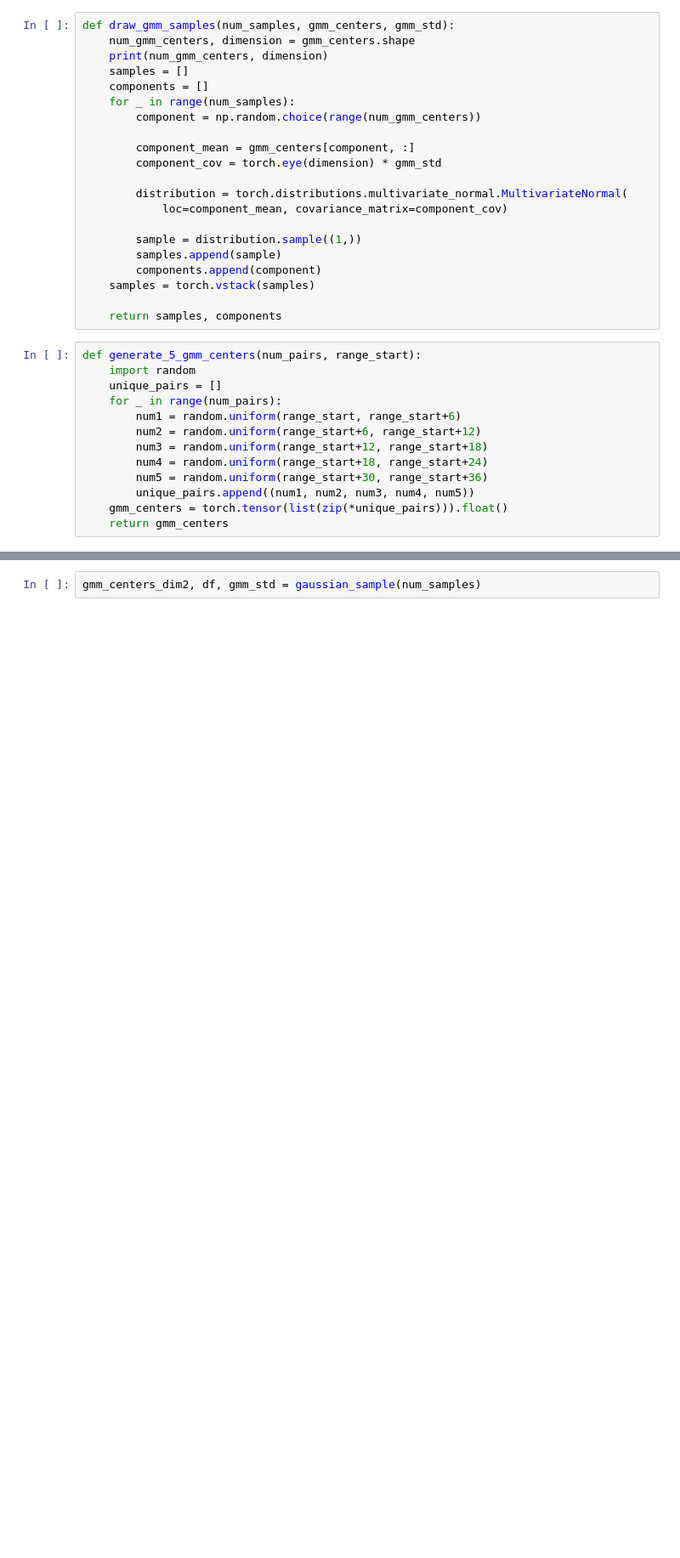
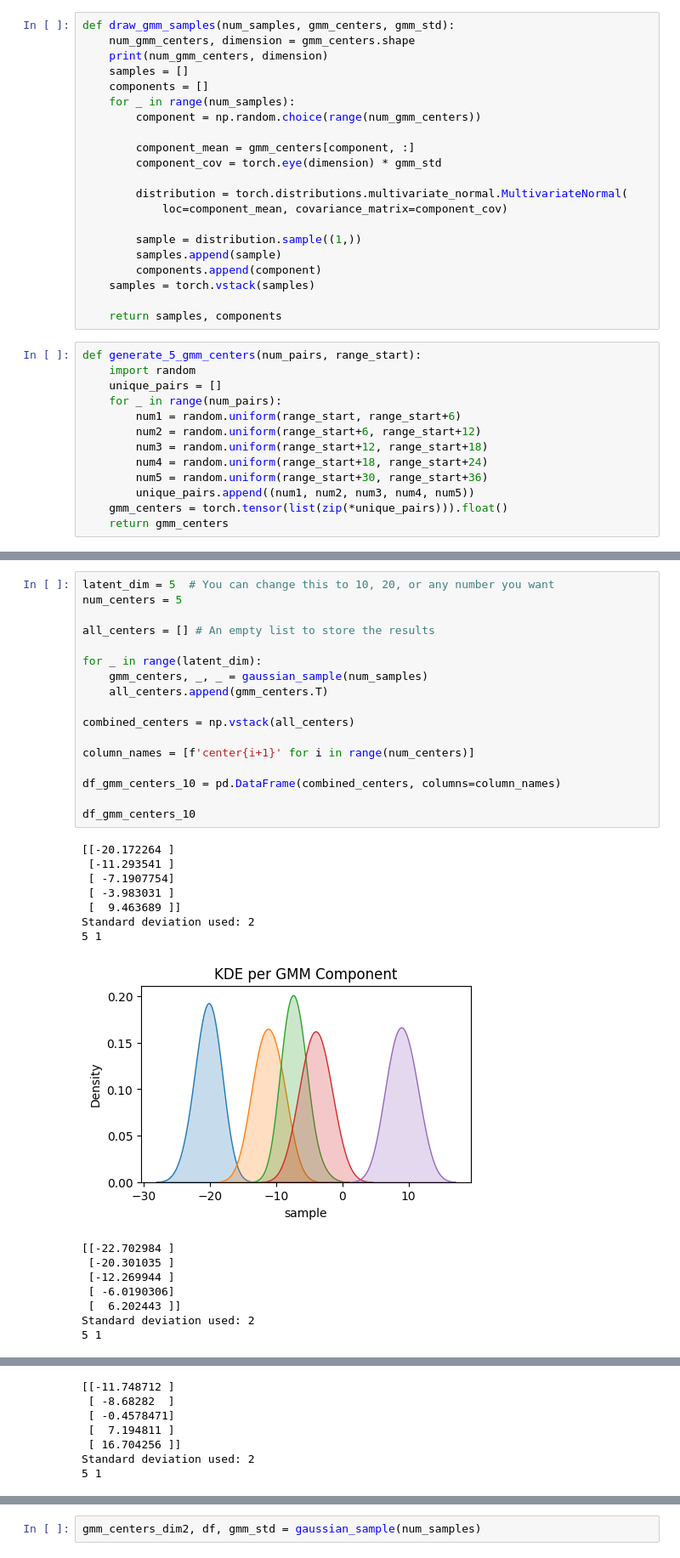
Before and after one commit to draeloslab/mm-vae, a Jupyter notebook: generate_gmm_priors.ipynb, the cells around one changed output, grey strips where cells are left out. Shown at 85% size. Cells and saved outputs as stored; diff of their text form; blank space fills up the shorter version.

```diff
--- a/generate_gmm_priors.ipynb
+++ b/generate_gmm_priors.ipynb
@@ -95,0 +96,33 @@ Standard deviation used: 2
+# %%
+latent_dim = 5  # You can change this to 10, 20, or any number you want
+num_centers = 5
+
+all_centers = [] # An empty list to store the results
+
+for _ in range(latent_dim):
+    gmm_centers, _, _ = gaussian_sample(num_samples)
+    all_centers.append(gmm_centers.T)
+
+combined_centers = np.vstack(all_centers)
+
+column_names = [f'center{i+1}' for i in range(num_centers)]
+
+df_gmm_centers_10 = pd.DataFrame(combined_centers, columns=column_names)
+
+df_gmm_centers_10
+# %% [output]
+[[-20.172264 ]
+ [-11.293541 ]
+ [ -7.1907754]
+ [ -3.983031 ]
+ [  9.463689 ]]
+Standard deviation used: 2
+5 1
+[figure, added]
+[[-22.702984 ]
+ [-20.301035 ]
+ [-12.269944 ]
+ [ -6.0190306]
+ [  6.202443 ]]
+Standard deviation used: 2
+5 1
@@ -95,0 +130,7 @@ Standard deviation used: 2
+[[-11.748712 ]
+ [ -8.68282  ]
+ [ -0.4578471]
+ [  7.194811 ]
+ [ 16.704256 ]]
+Standard deviation used: 2
+5 1
```
Also changed, not shown: parts of 11 cells of this notebook, 19 other files.
